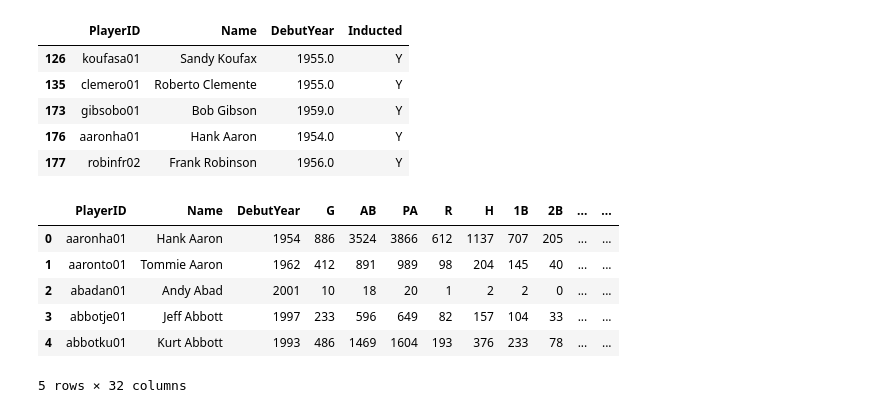
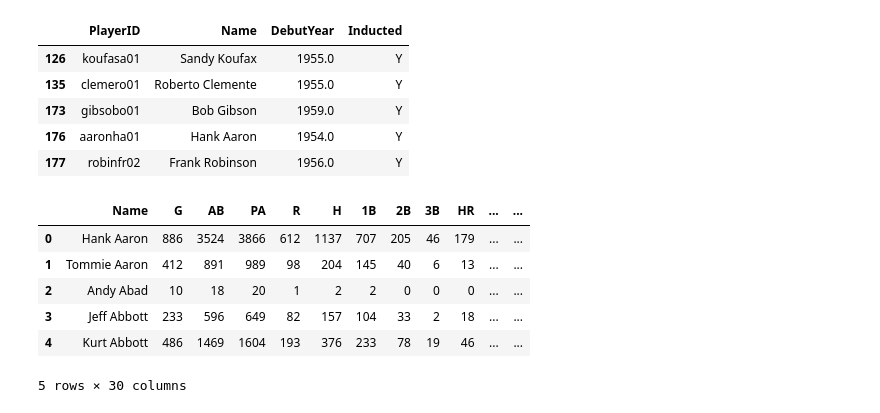
Before and after one commit to mikeynunziata/Lahman-Analytics, a Jupyter notebook: BattingHOF.ipynb, the cells around one changed output. Cells and saved outputs as stored; diff of their text form; code cells hidden in the pictures.

Commit message:
Hall of fame dataset ready

```diff
--- a/BattingHOF.ipynb
+++ b/BattingHOF.ipynb
@@ -209,23 +209,26 @@ df.head()
 # %%
 # Drop those columns from the halloffame df that we don't need
 df.drop(['Name', 'DebutYear'], axis=1, inplace=True)
 
 # Perform a merge to combine the two dfs. This is essentially a vlookup in pandas
 df = pd.merge(df2, df, on = 'PlayerID', how='left')
 
 # Dropping the players with null names because they are pitchers
 df = df[df['Name'].notna()]
 
 # Replacing the values in the Inducted with binary
 df.Inducted = df.Inducted.fillna(0)
 df.Inducted = df.Inducted.replace({'Y':1})
 
+# Dropping DebutYear from final dataset
+df.drop(['DebutYear', 'PlayerID'], axis=1, inplace=True)
+
 df.head()
 # %% [output]
-|  | PlayerID | Name | DebutYear | G | AB | PA | R | H | 1B | 2B | ... | ... |
-| 0 | aaronha01 | Hank Aaron | 1954 | 886 | 3524 | 3866 | 612 | 1137 | 707 | 205 | ... | ... |
-| 1 | aaronto01 | Tommie Aaron | 1962 | 412 | 891 | 989 | 98 | 204 | 145 | 40 | ... | ... |
-| 2 | abadan01 | Andy Abad | 2001 | 10 | 18 | 20 | 1 | 2 | 2 | 0 | ... | ... |
-| 3 | abbotje01 | Jeff Abbott | 1997 | 233 | 596 | 649 | 82 | 157 | 104 | 33 | ... | ... |
-| 4 | abbotku01 | Kurt Abbott | 1993 | 486 | 1469 | 1604 | 193 | 376 | 233 | 78 | ... | ... |
+|  | Name | G | AB | PA | R | H | 1B | 2B | 3B | HR | ... | ... |
+| 0 | Hank Aaron | 886 | 3524 | 3866 | 612 | 1137 | 707 | 205 | 46 | 179 | ... | ... |
+| 1 | Tommie Aaron | 412 | 891 | 989 | 98 | 204 | 145 | 40 | 6 | 13 | ... | ... |
+| 2 | Andy Abad | 10 | 18 | 20 | 1 | 2 | 2 | 0 | 0 | 0 | ... | ... |
+| 3 | Jeff Abbott | 233 | 596 | 649 | 82 | 157 | 104 | 33 | 2 | 18 | ... | ... |
+| 4 | Kurt Abbott | 486 | 1469 | 1604 | 193 | 376 | 233 | 78 | 19 | 46 | ... | ... |
-5 rows × 32 columns
+5 rows × 30 columns
```
Also changed, not shown: parts of 1 cell of this notebook, 1 other file.
